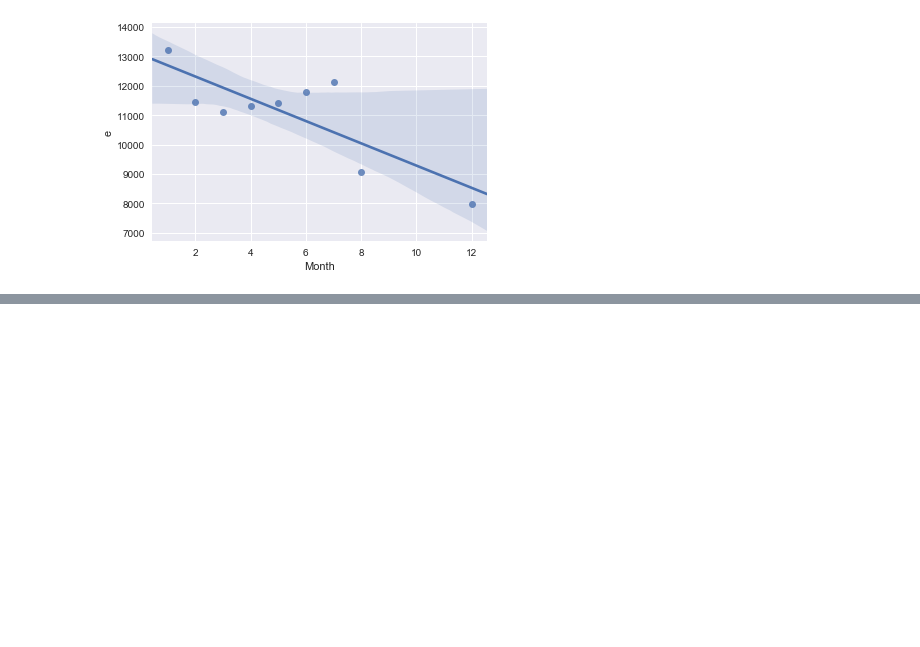
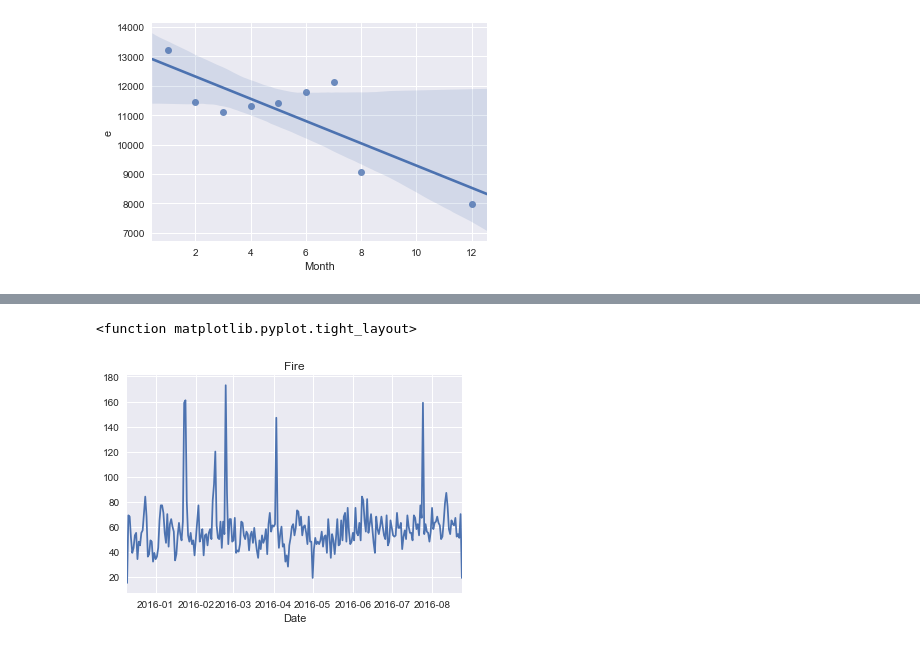
Before and after one commit to IrwingD/ML--Exploratory-Data-Analysis-Basics, a Jupyter notebook: 911 Calls.ipynb, the cells around one changed output, grey strips where cells are left out. Saved outputs shown, nothing was run; the diff lists cells and outputs as text; code cells hidden in the pictures; blank space fills up the shorter version.

```diff
--- a/911 Calls.ipynb
+++ b/911 Calls.ipynb
@@ -250,0 +271,8 @@ df.head()
+# %%
+# Create a plot of 911 calls by date for "Fire"
+df[df['Dept']=='Fire'].groupby('Date').count()['e'].plot()
+plt.title('Fire')
+plt.tight_layout
+# %% [output]
+<function matplotlib.pyplot.tight_layout>
+[figure, added]
```
Also changed, not shown: parts of 9 cells of this notebook.
